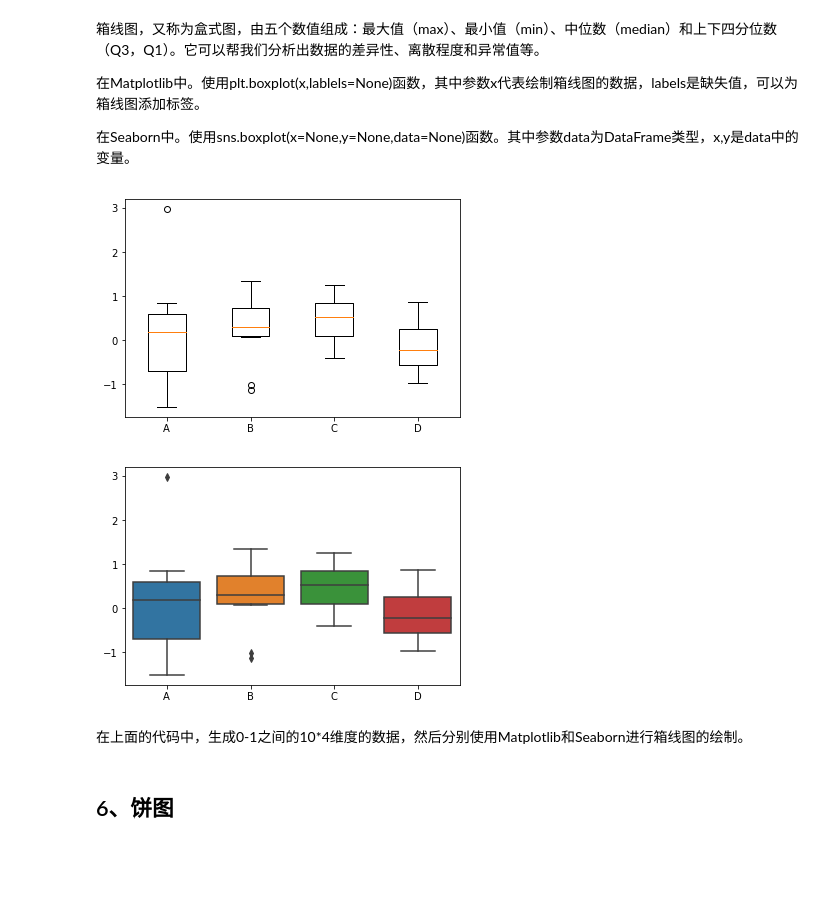
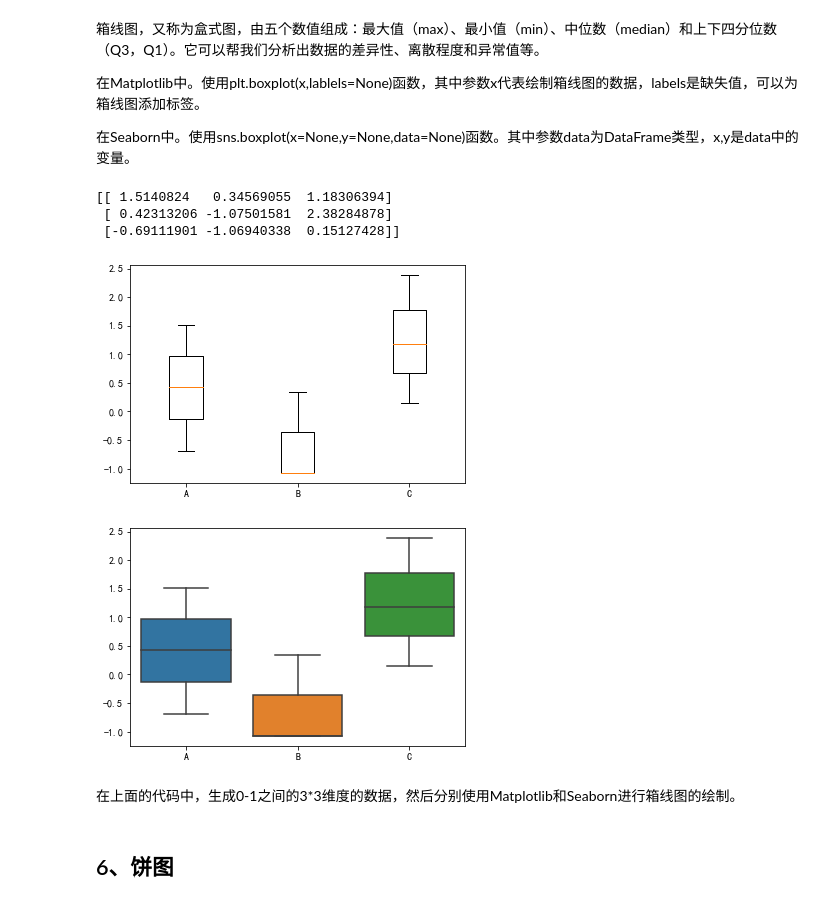
Before and after one commit to too-hoo/DataAnalysisInAction, a Jupyter notebook: lesson15/数据分析可视化.ipynb, the cells around one changed output. Drawn from its saved outputs; the diff is of its cells as text; code cells hidden in the pictures; blank space fills up the shorter version.

```diff
--- a/lesson15/数据分析可视化.ipynb
+++ b/lesson15/数据分析可视化.ipynb
@@ -145,25 +145,29 @@ plt.show()
 # %%
 import numpy as np
 import pandas as pd
 import matplotlib.pyplot as ptl #不导入.pyplot也没事
 import seaborn as sns
 
 # 数据准备
-# 生成 0-1 之间的 10 * 4 维度的数据
-data = np.random.normal(size=(10,4))
-labels = ['A','B','C','D']
+# 生成 0-1 之间的 3 * 3 维度的数据
+data = np.random.normal(size=(3,3)) # 3列对应3个标签
+print(data)
+labels = ['A','B','C']
 # 使用Matplotlib画出箱线图
-plt.boxplot(data, labels = labels)
+plt.boxplot(data, labels = labels) #数据按照列显示
 plt.show()
 # 使用Seaborn 画出箱线图
 df = pd.DataFrame(data, columns = labels)
 sns.boxplot(data=df)
 plt.show()
 # %% [output]
+[[ 1.5140824   0.34569055  1.18306394]
+ [ 0.42313206 -1.07501581  2.38284878]
+ [-0.69111901 -1.06940338  0.15127428]]
-[figure, old version]
+[figure, new version]
-[figure, old version]
+[figure, new version]
 # %% [markdown]
-在上面的代码中，生成0-1之间的10*4维度的数据，然后分别使用Matplotlib和Seaborn进行箱线图的绘制。
+在上面的代码中，生成0-1之间的3*3维度的数据，然后分别使用Matplotlib和Seaborn进行箱线图的绘制。
 # %% [markdown]
 ## 6、饼图
 # %% [markdown]
```
Also changed, not shown: parts of 4 cells of this notebook, 57 other files.
